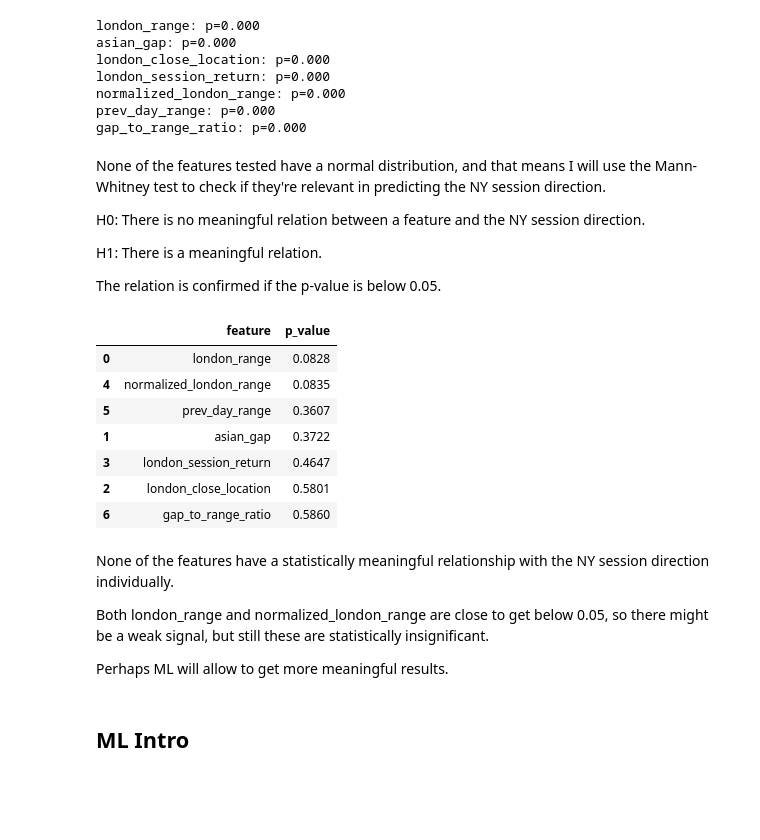
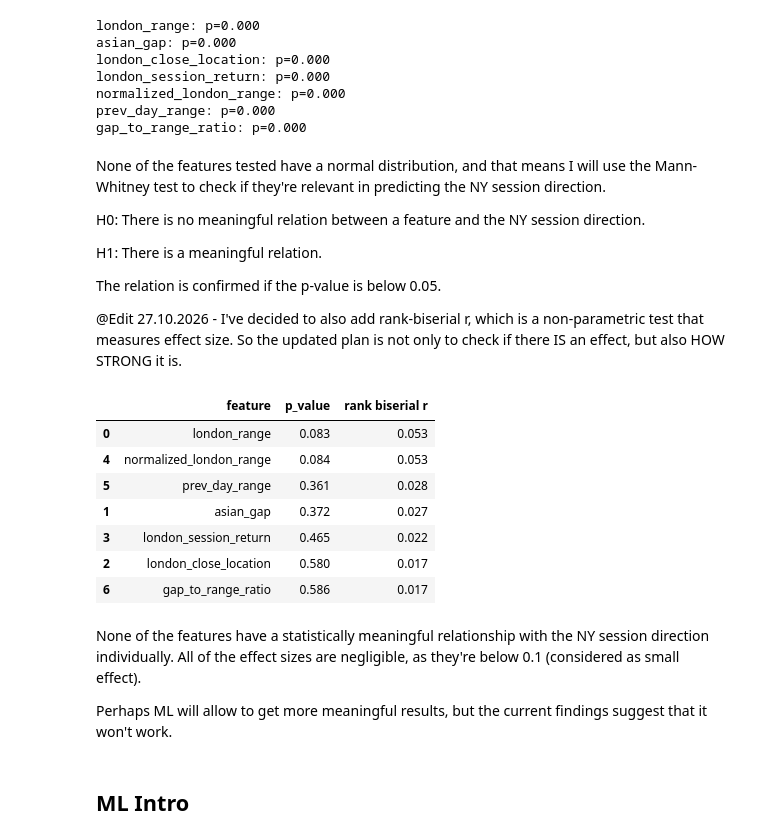
Before and after one commit to ady7ady7/xauusd_session_analysis_ml, a Jupyter notebook: final_project.ipynb, the cells around one changed output. Drawn from its saved outputs; the diff is of its cells as text; code cells hidden in the pictures; blank space fills up the shorter version.

```diff
--- a/final_project.ipynb
+++ b/final_project.ipynb
@@ -731,32 +731,35 @@ H0: There is no meaningful relation between a feature and the NY session directi
 H1: There is a meaningful relation.
 
 The relation is confirmed if the p-value is below 0.05.
+
+@Edit 27.10.2026 - I've decided to also add rank-biserial r, which is a non-parametric test that measures effect size. So the updated plan is not only to check if there IS an effect, but also HOW STRONG it is.
 # %%
 from scipy.stats import mannwhitneyu
 
 results = []
 for feature in features_to_test:
     group_bull = daily[daily['ny_bullish'] == 1][feature]
     group_bear = daily[daily['ny_bullish'] == 0][feature]
     stat, p = mannwhitneyu(group_bull, group_bear, alternative='two-sided')
-    results.append({'feature': feature, 'p_value': round(p, 4)})
+    rank_biserial = 2 * stat / (len(group_bull) * len(group_bear)) - 1 #added on 27.10 - frankly used LLM for that
+
+    results.append({'feature': feature, 'p_value': round(p, 3), 'rank biserial r': round(abs(rank_biserial), 3)})
 
 pd.DataFrame(results).sort_values('p_value')
 # %% [output]
-|  | feature | p_value |
-| 0 | london_range | 0.0828 |
-| 4 | normalized_london_range | 0.0835 |
-| 5 | prev_day_range | 0.3607 |
-| 1 | asian_gap | 0.3722 |
-| 3 | london_session_return | 0.4647 |
-| 2 | london_close_location | 0.5801 |
-| 6 | gap_to_range_ratio | 0.5860 |
+|  | feature | p_value | rank biserial r |
+| 0 | london_range | 0.083 | 0.053 |
+| 4 | normalized_london_range | 0.084 | 0.053 |
+| 5 | prev_day_range | 0.361 | 0.028 |
+| 1 | asian_gap | 0.372 | 0.027 |
+| 3 | london_session_return | 0.465 | 0.022 |
+| 2 | london_close_location | 0.580 | 0.017 |
+| 6 | gap_to_range_ratio | 0.586 | 0.017 |
 # %% [markdown]
 None of the features have a statistically meaningful relationship with the NY session direction individually.
+All of the effect sizes are negligible, as they're below 0.1 (considered as small effect).
 
-Both london_range and normalized_london_range are close to get below 0.05, so there might be a weak signal, but still these are statistically insignificant.
-
-Perhaps ML will allow to get more meaningful results.
+Perhaps ML will allow to get more meaningful results, but the current findings suggest that it won't work.
 # %% [markdown]
 ## ML Intro
 # %% [markdown]
```
Also changed, not shown: parts of 6 cells of this notebook.
